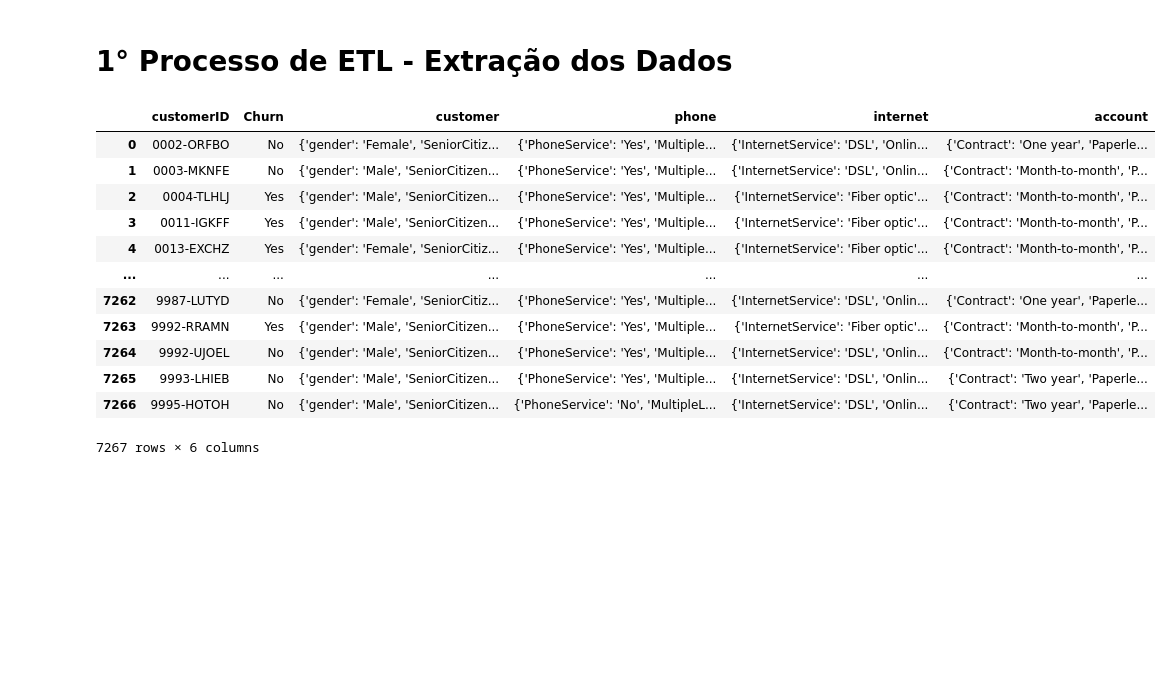
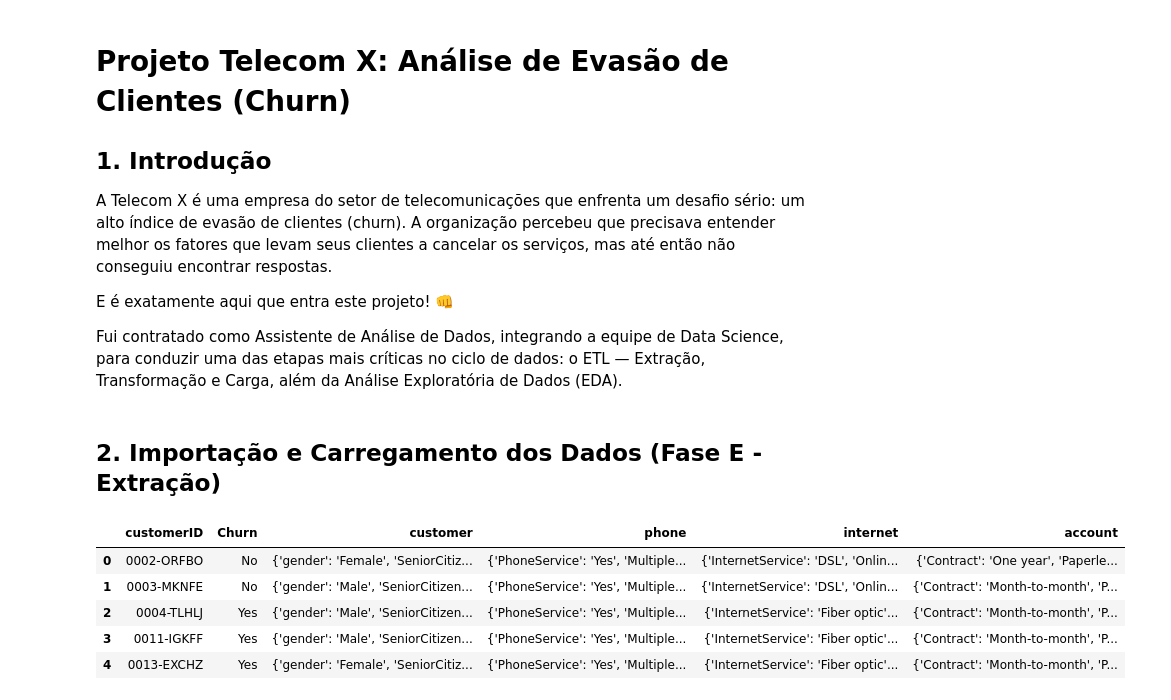
Before and after one commit to moises-rb/Analise_Dados, a Jupyter notebook: Telecom_X/challenge_telecomx.ipynb, the cells around one changed output. Cells and saved outputs as stored; diff of their text form; code cells hidden in the pictures; blank space fills up the shorter version.

Commit message:
finalizado a fase de extração e tratamento de dados

```diff
--- a/Telecom_X/challenge_telecomx.ipynb
+++ b/Telecom_X/challenge_telecomx.ipynb
@@ -1,23 +1,25 @@
+# %% [markdown]
+# Projeto Telecom X: Análise de Evasão de Clientes (Churn)
+
+## 1. Introdução
+A Telecom X é uma empresa do setor de telecomunicações que enfrenta um desafio sério: um alto índice de evasão de clientes (churn). A organização percebeu que precisava entender melhor os fatores que levam seus clientes a cancelar os serviços, mas até então não conseguiu encontrar respostas.
+
+E é exatamente aqui que entra este projeto! 👊
+
+Fui contratado como Assistente de Análise de Dados, integrando a equipe de Data Science, para conduzir uma das etapas mais críticas no ciclo de dados: o ETL — Extração, Transformação e Carga, além da Análise Exploratória de Dados (EDA).
 # %% [markdown]
-# 1° Processo de ETL - Extração dos Dados
+## 2. Importação e Carregamento dos Dados (Fase E - Extração)
 # %%
 import pandas as pd
 # %%
 url = 'https://raw.githubusercontent.com/moises-rb/Analise_Dados/refs/heads/main/Telecom_X/TelecomX_Data.json'
 
 df = pd.read_json(url)
-df
+df.head()
 # %% [output]
 |  | customerID | Churn | customer | phone | internet | account |
 | 0 | 0002-ORFBO | No | {'gender': 'Female', 'SeniorCitiz... | {'PhoneService': 'Yes', 'Multiple... | {'InternetService': 'DSL', 'Onlin... | {'Contract': 'One year', 'Paperle... |
 | 1 | 0003-MKNFE | No | {'gender': 'Male', 'SeniorCitizen... | {'PhoneService': 'Yes', 'Multiple... | {'InternetService': 'DSL', 'Onlin... | {'Contract': 'Month-to-month', 'P... |
 | 2 | 0004-TLHLJ | Yes | {'gender': 'Male', 'SeniorCitizen... | {'PhoneService': 'Yes', 'Multiple... | {'InternetService': 'Fiber optic'... | {'Contract': 'Month-to-month', 'P... |
 | 3 | 0011-IGKFF | Yes | {'gender': 'Male', 'SeniorCitizen... | {'PhoneService': 'Yes', 'Multiple... | {'InternetService': 'Fiber optic'... | {'Contract': 'Month-to-month', 'P... |
 | 4 | 0013-EXCHZ | Yes | {'gender': 'Female', 'SeniorCitiz... | {'PhoneService': 'Yes', 'Multiple... | {'InternetService': 'Fiber optic'... | {'Contract': 'Month-to-month', 'P... |
-| ... | ... | ... | ... | ... | ... | ... |
-| 7262 | 9987-LUTYD | No | {'gender': 'Female', 'SeniorCitiz... | {'PhoneService': 'Yes', 'Multiple... | {'InternetService': 'DSL', 'Onlin... | {'Contract': 'One year', 'Paperle... |
-| 7263 | 9992-RRAMN | Yes | {'gender': 'Male', 'SeniorCitizen... | {'PhoneService': 'Yes', 'Multiple... | {'InternetService': 'Fiber optic'... | {'Contract': 'Month-to-month', 'P... |
-| 7264 | 9992-UJOEL | No | {'gender': 'Male', 'SeniorCitizen... | {'PhoneService': 'Yes', 'Multiple... | {'InternetService': 'DSL', 'Onlin... | {'Contract': 'Month-to-month', 'P... |
-| 7265 | 9993-LHIEB | No | {'gender': 'Male', 'SeniorCitizen... | {'PhoneService': 'Yes', 'Multiple... | {'InternetService': 'DSL', 'Onlin... | {'Contract': 'Two year', 'Paperle... |
-| 7266 | 9995-HOTOH | No | {'gender': 'Male', 'SeniorCitizen... | {'PhoneService': 'No', 'MultipleL... | {'InternetService': 'DSL', 'Onlin... | {'Contract': 'Two year', 'Paperle... |
-7267 rows × 6 columns
```
Also changed, not shown: parts of 35 cells of this notebook, 1 other file.
